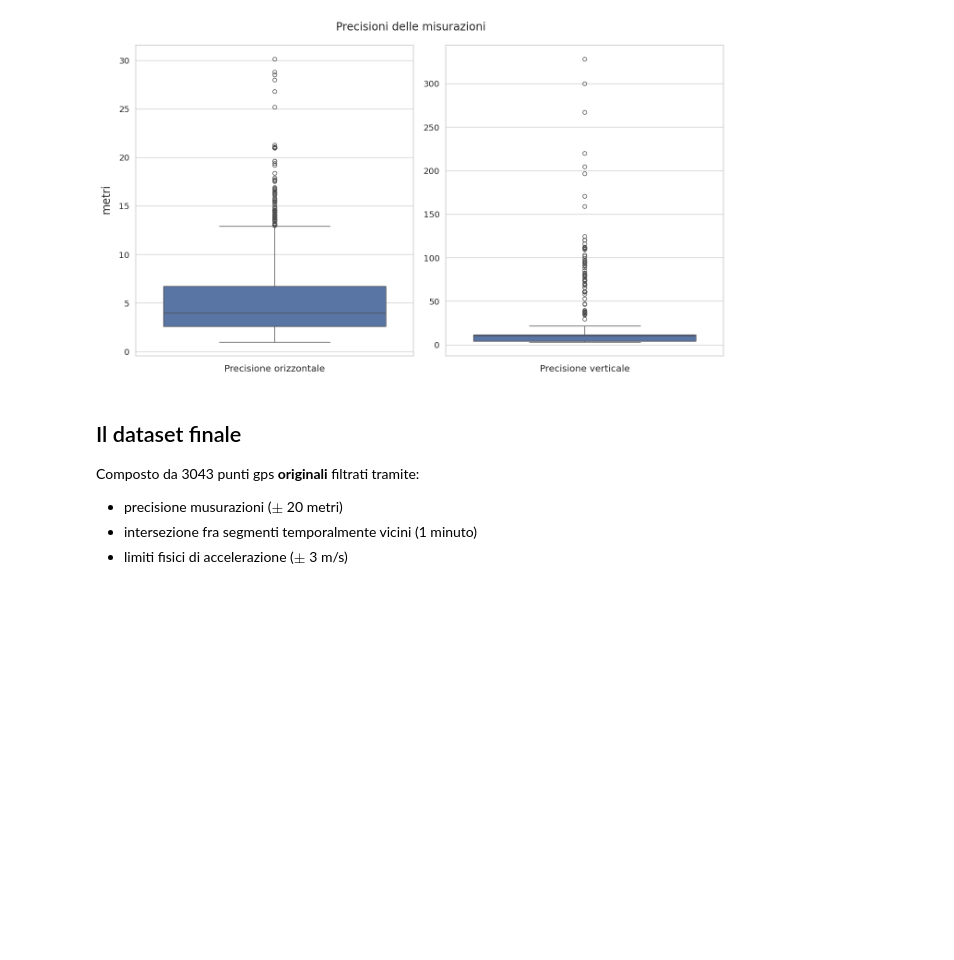
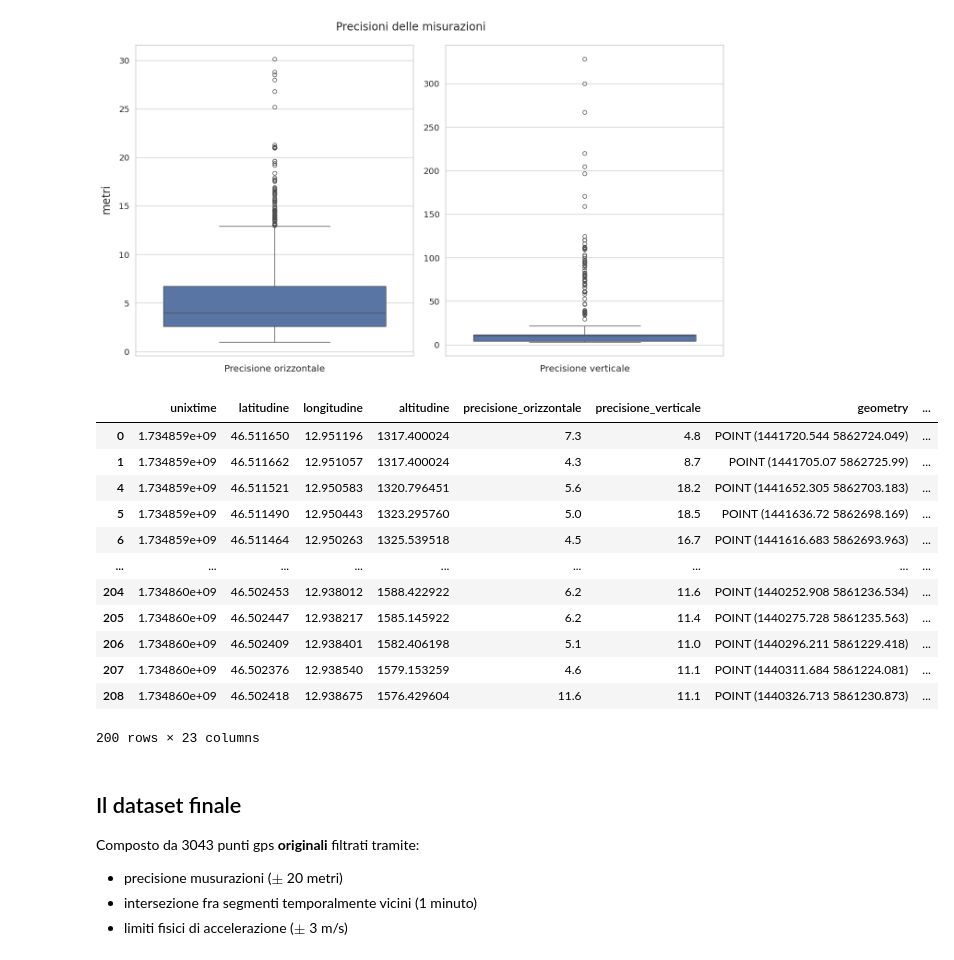
Before and after one commit to thomasmassarutto/DataSlopes, a Jupyter notebook: DataSlopes.ipynb, the cells around one changed output. Saved outputs shown, nothing was run; the diff lists cells and outputs as text; code cells hidden in the pictures; blank space fills up the shorter version.

```diff
--- a/DataSlopes.ipynb
+++ b/DataSlopes.ipynb
@@ -328,20 +352,61 @@ gdf1['time_from_start']= gdf1['unixtime'] - time_start
 # %%
 ## aggiunge ad ogni punto la sua categorizzazione
 
-gdf1['stato'] = 'Altro'
+gdf1['stato'] = 'Riposo'
 
-for index, row in df_stato.iterrows(): ## (index, row(Series) )
+gdf1['nome_impianto'] = np.nan
+gdf1['impianto_inizio'] = np.nan
+gdf1['impianto_fine'] = np.nan
+
+gdf1['nome_impianto'] = gdf1['nome_impianto'].astype(object) ## altrimaento da warning
+gdf1['impianto_inizio'] = gdf1['impianto_inizio'].astype(object)
+gdf1['impianto_fine'] = gdf1['impianto_fine'].astype(object)
+
+for index, row in df_salite.iterrows(): ## (index, row(Series) )
 
     mask = (gdf1['unixtime'] >= row['unixtime_start']) & (gdf1['unixtime'] <= row['unixtime_end'])
     ## mask         : Serie bool che funge da condizione
     ## 'stato'      : colonna in cui modificare i dati
     ## row['stato'] : valore da inserire
 
-    stato= row['stato']
+    stato= 'Risalita'
+    nome_impianto= row['nome_impianto']
 
     gdf1.loc[mask, 'stato'] = stato
+    gdf1.loc[mask, 'nome_impianto'] = nome_impianto
 
-#gdf1.head()
+
+for index, row in df_discese.iterrows(): ## (index, row(Series) )
+
+    mask = (gdf1['unixtime'] >= row['unixtime_start']) & (gdf1['unixtime'] <= row['unixtime_end'])
+    ## mask         : Serie bool che funge da condizione
+    ## 'stato'      : colonna in cui modificare i dati
+    ## row['stato'] : valore da inserire
+
+    stato= 'Discesa'
+    impianto_inizio= row['impianto_inizio']
+    impianto_fine= row['impianto_fine']
+
+    gdf1.loc[mask, 'stato'] = stato
+    gdf1.loc[mask, 'impianto_inizio'] = impianto_inizio
+    gdf1.loc[mask, 'impianto_fine'] = impianto_fine
+
+
+gdf1.head(200)
+# %% [output]
+|  | unixtime | latitudine | longitudine | altitudine | precisione_orizzontale | precisione_verticale | geometry | ... |
+| 0 | 1.734859e+09 | 46.511650 | 12.951196 | 1317.400024 | 7.3 | 4.8 | POINT (1441720.544 5862724.049) | ... |
+| 1 | 1.734859e+09 | 46.511662 | 12.951057 | 1317.400024 | 4.3 | 8.7 | POINT (1441705.07 5862725.99) | ... |
+| 4 | 1.734859e+09 | 46.511521 | 12.950583 | 1320.796451 | 5.6 | 18.2 | POINT (1441652.305 5862703.183) | ... |
+| 5 | 1.734859e+09 | 46.511490 | 12.950443 | 1323.295760 | 5.0 | 18.5 | POINT (1441636.72 5862698.169) | ... |
+| 6 | 1.734859e+09 | 46.511464 | 12.950263 | 1325.539518 | 4.5 | 16.7 | POINT (1441616.683 5862693.963) | ... |
+| ... | ... | ... | ... | ... | ... | ... | ... | ... |
+| 204 | 1.734860e+09 | 46.502453 | 12.938012 | 1588.422922 | 6.2 | 11.6 | POINT (1440252.908 5861236.534) | ... |
+| 205 | 1.734860e+09 | 46.502447 | 12.938217 | 1585.145922 | 6.2 | 11.4 | POINT (1440275.728 5861235.563) | ... |
+| 206 | 1.734860e+09 | 46.502409 | 12.938401 | 1582.406198 | 5.1 | 11.0 | POINT (1440296.211 5861229.418) | ... |
+| 207 | 1.734860e+09 | 46.502376 | 12.938540 | 1579.153259 | 4.6 | 11.1 | POINT (1440311.684 5861224.081) | ... |
+| 208 | 1.734860e+09 | 46.502418 | 12.938675 | 1576.429604 | 11.6 | 11.1 | POINT (1440326.713 5861230.873) | ... |
+200 rows × 23 columns
 # %% [markdown]
 ## Il dataset finale
 
```
Also changed, not shown: parts of 13 cells of this notebook, 3 other files.
